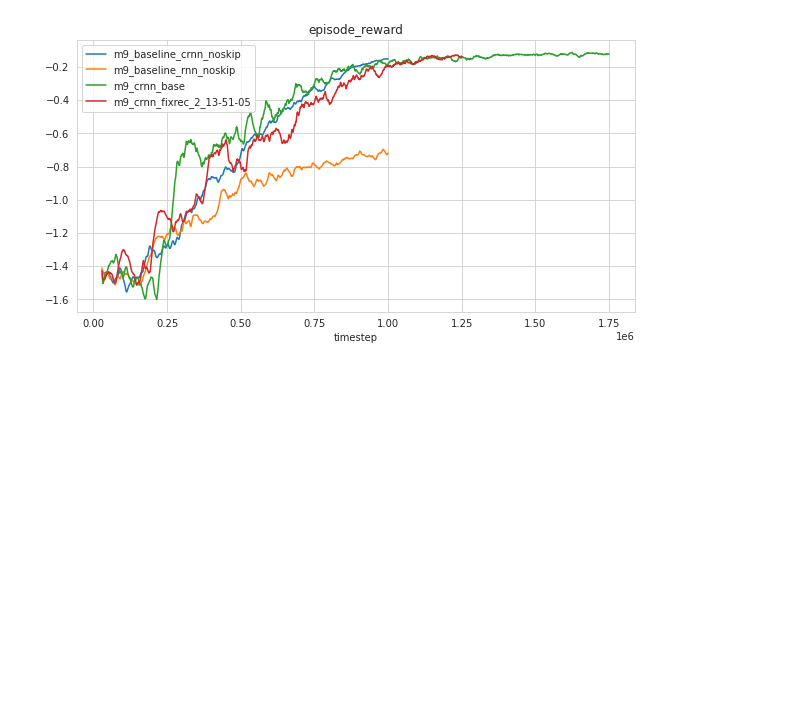
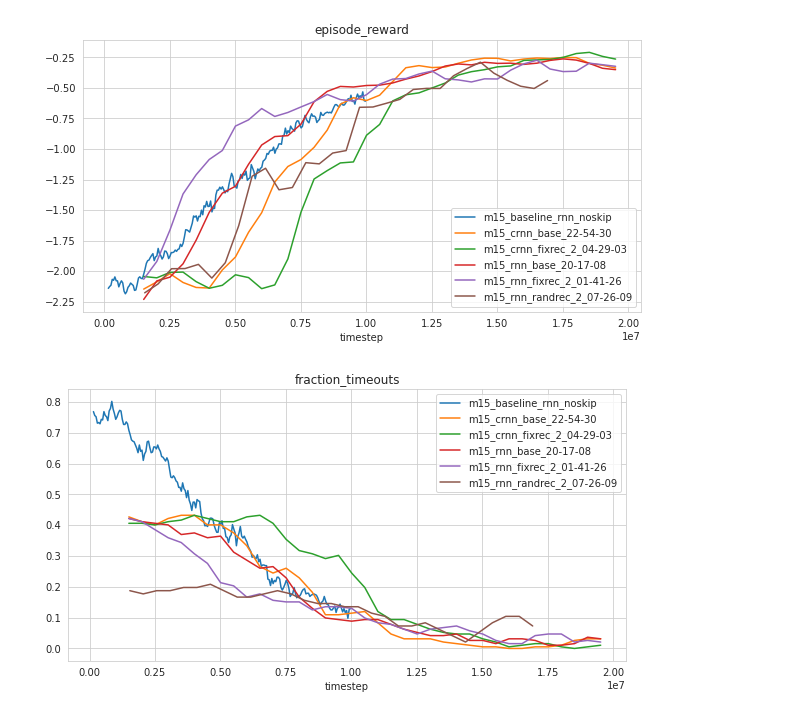
Before and after one commit to mandrecki/rl_trickery, a Jupyter notebook: notebooks/clean_multirun.ipynb, the cells around one changed output. Cells and saved outputs as stored; diff of their text form; code cells hidden in the pictures; blank space fills up the shorter version.

```diff
--- a/notebooks/clean_multirun.ipynb
+++ b/notebooks/clean_multirun.ipynb
@@ -83,10 +87,10 @@ def compare_mrs(mrs, col="episode_reward", show_std=False, window=10):
 # path = "/home/ira/code/projects/rl_trickery/multirun/0_baselines/mazelab/"
 # path = "/home/ira/code/projects/rl_trickery/multirun/0_compare//"
 # path = "/home/ira/code/projects/rl_trickery/multirun/0_baselines/m11fixed/"
-path = "/home/ira/code/projects/rl_trickery/multirun/2020-06-22/"
+path = "/home/ira/code/projects/rl_trickery/multirun/2020-06-23/"
 dirs = os.listdir(path)
 dirs = sorted(dirs)
 mrs = [load_dir(path+dir_) for dir_ in dirs]
-compare_mrs(mrs, col="episode_reward", show_std=False, window=150)
+compare_mrs(mrs, col="episode_reward", show_std=False, window=100, train=False)
 # %% [output]
-[figure, old version]
+[figure, new version]
@@ -95 +97,5 @@ compare_mrs(mrs, col="episode_reward", show_std=False, window=150)
+# %%
+compare_mrs(mrs, col="fraction_timeouts", train=False)
+# %% [output]
+[figure, added]
 # %%
```
Also changed, not shown: parts of 10 cells of this notebook, 9 other files.
